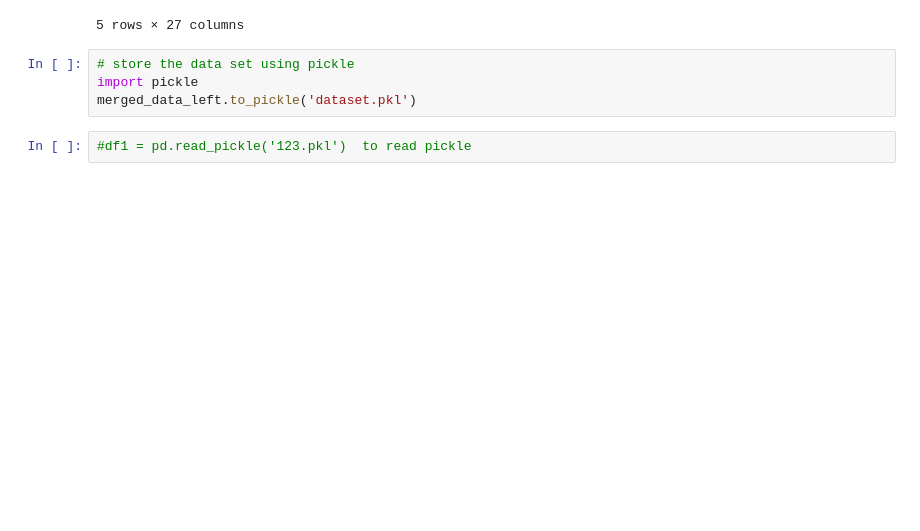
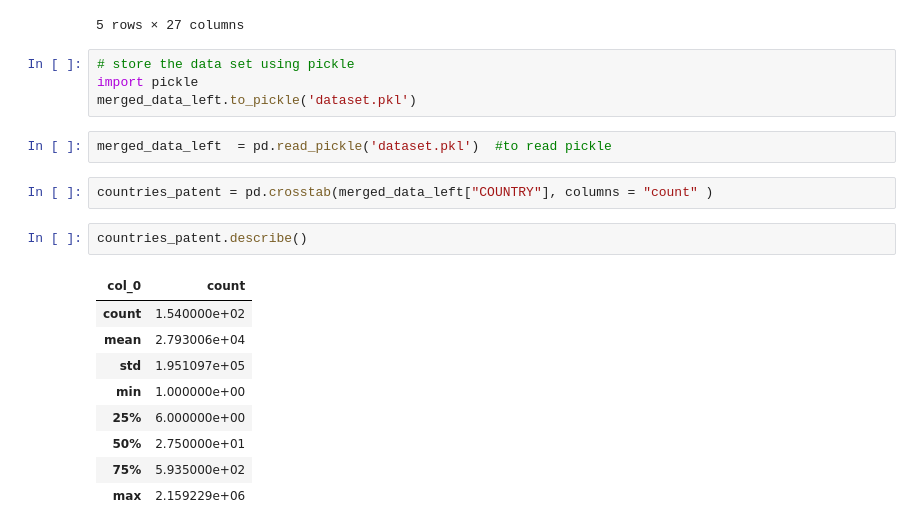
Before and after one commit to bilguunchinzorigEPFL/dataVisualization, a Jupyter notebook: Cleaning_pipline/Cleaning_pipeline_first_attempt.ipynb, the cells around one changed output. Saved outputs shown, nothing was run; the diff lists cells and outputs as text; blank space fills up the shorter version.

```diff
--- a/Cleaning_pipline/Cleaning_pipeline_first_attempt.ipynb
+++ b/Cleaning_pipline/Cleaning_pipeline_first_attempt.ipynb
@@ -348,4 +348,18 @@ merged_data_left.head()
 import pickle
 merged_data_left.to_pickle('dataset.pkl')
 # %%
-#df1 = pd.read_pickle('123.pkl')  to read pickle
+merged_data_left  = pd.read_pickle('dataset.pkl')  #to read pickle
+# %%
+countries_patent = pd.crosstab(merged_data_left["COUNTRY"], columns = "count" )
+# %%
+countries_patent.describe()
+# %% [output]
+| col_0 | count |
+| count | 1.540000e+02 |
+| mean | 2.793006e+04 |
+| std | 1.951097e+05 |
+| min | 1.000000e+00 |
+| 25% | 6.000000e+00 |
+| 50% | 2.750000e+01 |
+| 75% | 5.935000e+02 |
+| max | 2.159229e+06 |
```
Also changed, not shown: parts of 5 cells of this notebook.
